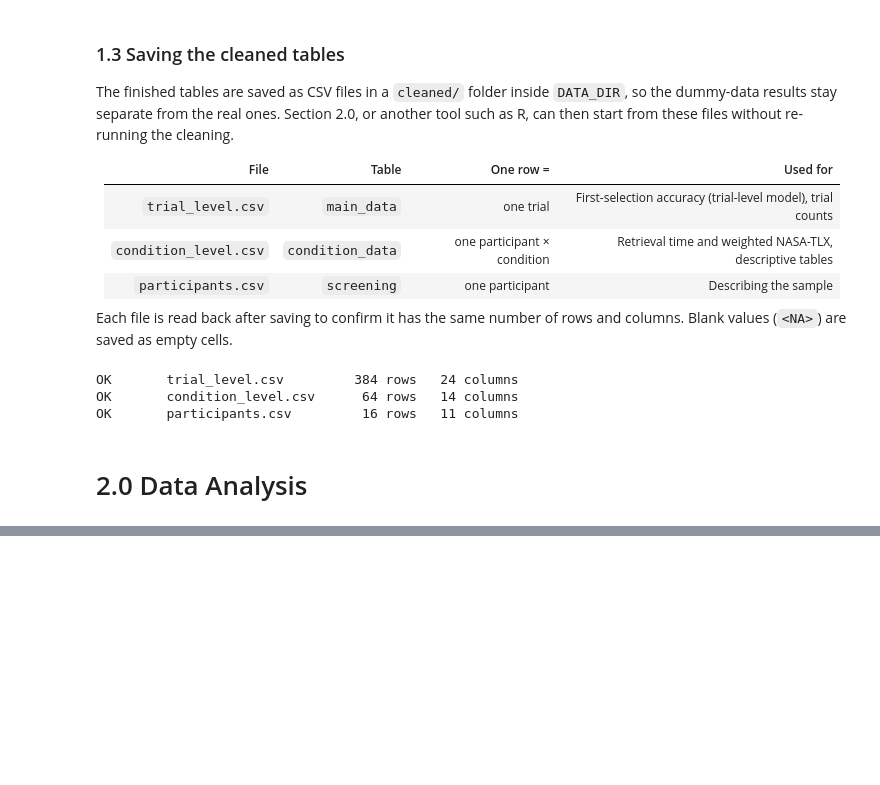
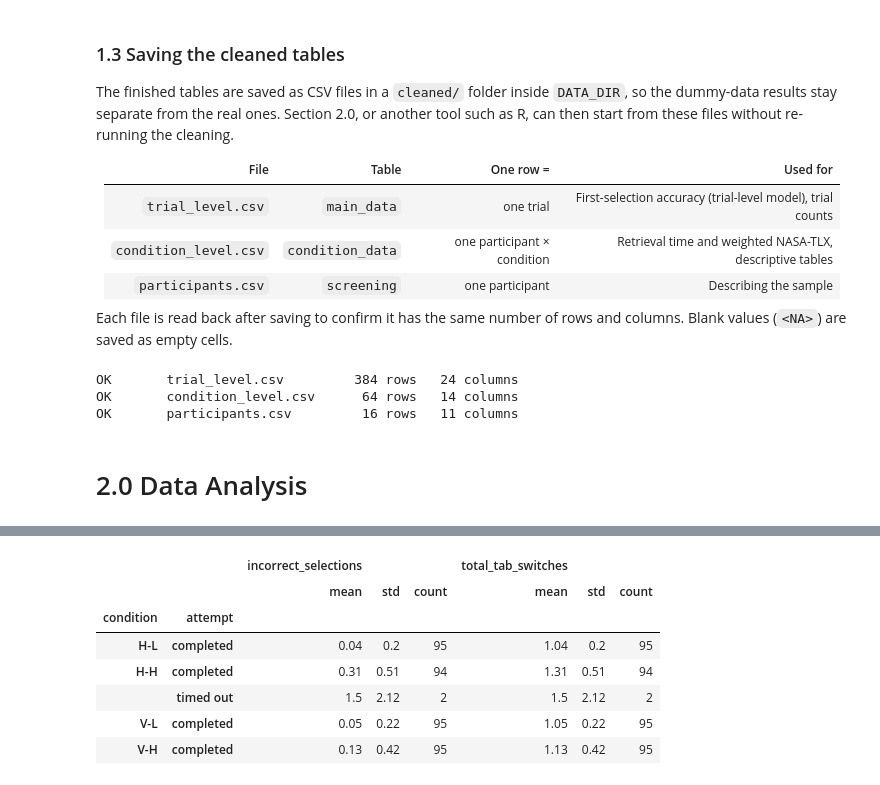
Before and after one commit to jphonrado/HCI2000-Data-Analysis, a Jupyter notebook: main.ipynb, the cells around one changed output, grey strips where cells are left out. Saved outputs shown, nothing was run; the diff lists cells and outputs as text; code cells hidden in the pictures; blank space fills up the shorter version.

```diff
--- a/main.ipynb
+++ b/main.ipynb
@@ -740,0 +933,20 @@ OK       participants.csv         16 rows   11 columns
+# %%
+attempts = main_data[main_data["controller_status"].isin(["completed_auto", "timeout"])].copy()
+attempts["attempt"] = attempts["controller_status"].map({"completed_auto": "completed", "timeout": "timed out"})
+
+navigation = (
+    attempts.groupby(["condition", "attempt"])[["incorrect_selections", "total_tab_switches"]]
+    .agg(["mean", "std", "count"])
+    .reindex(CONDITION_ORDER, level="condition")
+    .round(2)
+)
+navigation
+# %% [output]
+|  |  | incorrect_selections |  |  | total_tab_switches |  |  |
+|  |  | mean | std | count | mean | std | count |
+| condition | attempt |  |  |  |  |  |  |
+| H-L | completed | 0.04 | 0.2 | 95 | 1.04 | 0.2 | 95 |
+| H-H | completed | 0.31 | 0.51 | 94 | 1.31 | 0.51 | 94 |
+|  | timed out | 1.5 | 2.12 | 2 | 1.5 | 2.12 | 2 |
+| V-L | completed | 0.05 | 0.22 | 95 | 1.05 | 0.22 | 95 |
+| V-H | completed | 0.13 | 0.42 | 95 | 1.13 | 0.42 | 95 |
```
Also changed, not shown: parts of 26 cells of this notebook.
